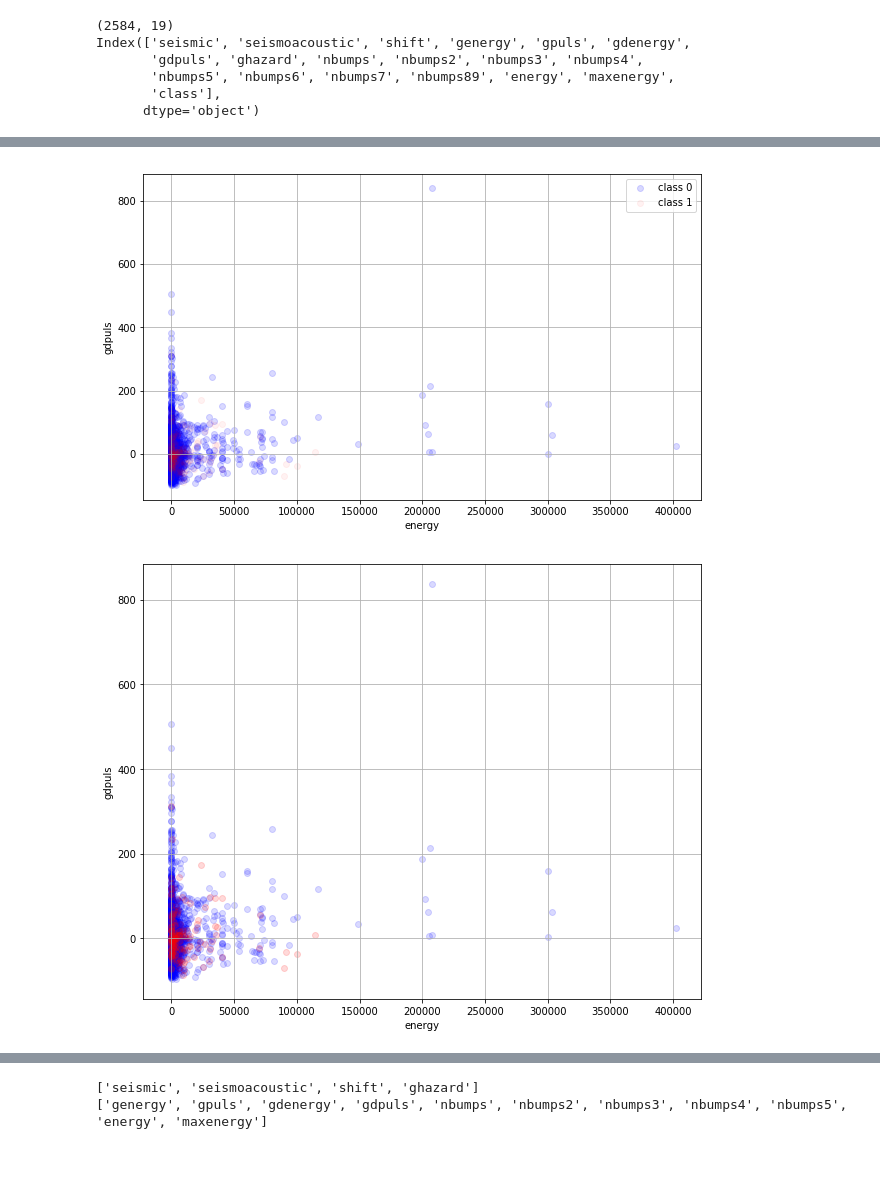
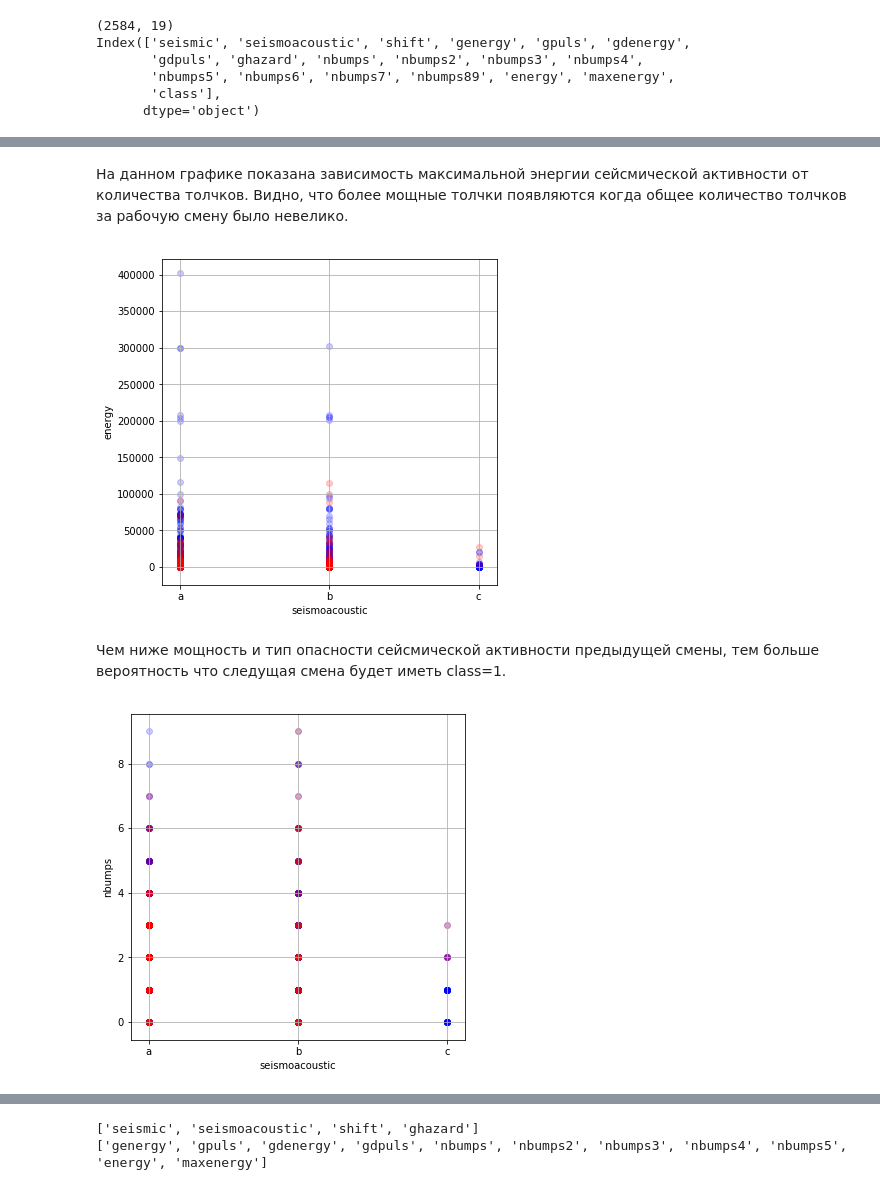
Before and after one commit to karevboris/machinelearning, a Jupyter notebook: seismic-bumps.ipynb, the cells around one changed output, grey strips where cells are left out. Saved outputs shown, nothing was run; the diff lists cells and outputs as text; code cells hidden in the pictures; blank space fills up the shorter version.

```diff
--- a/seismic-bumps.ipynb
+++ b/seismic-bumps.ipynb
@@ -23 +18,3 @@ data = pd.read_csv('C:/Учебное/5-ый курс/Машинное обуч
+# %%
+data = pd.read_csv('seismic-bumps.csv', sep = ',', engine = 'python') #Загрузка данных
 # %%
@@ -208,0 +164,2 @@ data.describe()
+# %%
+data=data.drop(['nbumps6','nbumps7','nbumps89'], axis = 1)
@@ -268,44 +216,40 @@ Name: class, Length: 2584, dtype: bool
+# %% [markdown]
+На данном графике показана зависимость максимальной энергии сейсмической активности от количества толчков. Видно, что более мощные толчки появляются когда общее количество толчков за рабочую смену было невелико.
 # %%
-plt.figure(figsize = (10, 6))
+plt.figure(figsize = (6, 6))
 
-plt.scatter(data[data['class'] == 0]['energy'],
-            data[data['class'] == 0]['gdpuls'],
-            alpha = 0.15,
-            label = 'class 0',
+plt.scatter(data[data['class'] == 0]['seismoacoustic'],
+            data[data['class'] == 0]['energy'],
+            alpha = 0.2,
             color = 'b')
 
-plt.scatter(data[data['class'] == 1]['energy'],
-            data[data['class'] == 1]['gdpuls'],
-            alpha = 0.05,
-            label = 'class 1',
+plt.scatter(data[data['class'] == 1]['seismoacoustic'],
+            data[data['class'] == 1]['energy'],
+            alpha = 0.2,
             color = 'r')
 
-plt.xlabel('energy')
-plt.ylabel('gdpuls')
-plt.legend()
+plt.ylabel('energy')
+plt.xlabel('seismoacoustic')
 plt.grid()
 # %% [output]
-[figure, old version]
+[figure, new version]
+# %% [markdown]
+Чем ниже мощность и тип опасности сейсмической активности предыдущей смены, тем больше вероятность что следущая смена будет иметь class=1.
 # %%
-np.random.seed(0)
-gdpuls_rnd = data['gdpuls'] + np.random.rand(data.shape[0]) - .5
+plt.figure(figsize = (6, 6))
 
-plt.figure(figsize = (10, 8))
-
-plt.scatter(data[data['class'] == 0]['energy'],
-            gdpuls_rnd[data['class'] == 0],
-            alpha = 0.15,
-            label = 'class 0',
+plt.scatter(data[data['class'] == 0]['seismoacoustic'],
+            data[data['class'] == 0]['nbumps'],
+            alpha = 0.2,
             color = 'b')
 
-plt.scatter(data[data['class'] == 1]['energy'],
-            gdpuls_rnd[data['class'] == 1],
-            alpha = 0.15,
-            label = 'class 1',
+plt.scatter(data[data['class'] == 1]['seismoacoustic'],
+            data[data['class'] == 1]['nbumps'],
+            alpha = 0.2,
             color = 'r')
 
-plt.xlabel('energy')
-plt.ylabel('gdpuls')
+plt.ylabel('nbumps')
+plt.xlabel('seismoacoustic')
 plt.grid()
 # %% [output]
-[figure, old version]
+[figure, new version]
```
Also changed, not shown: parts of 130 cells of this notebook.
